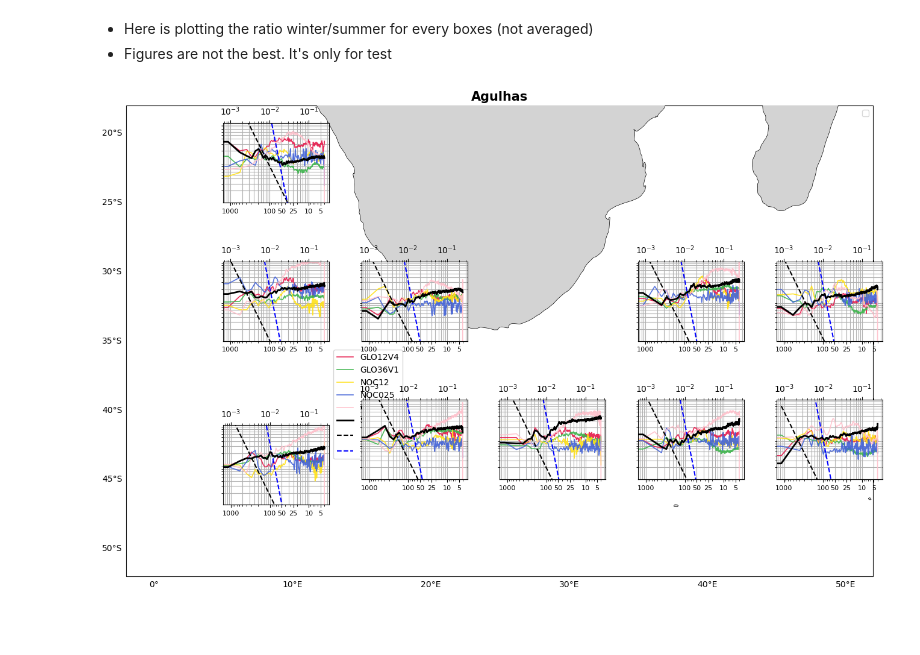
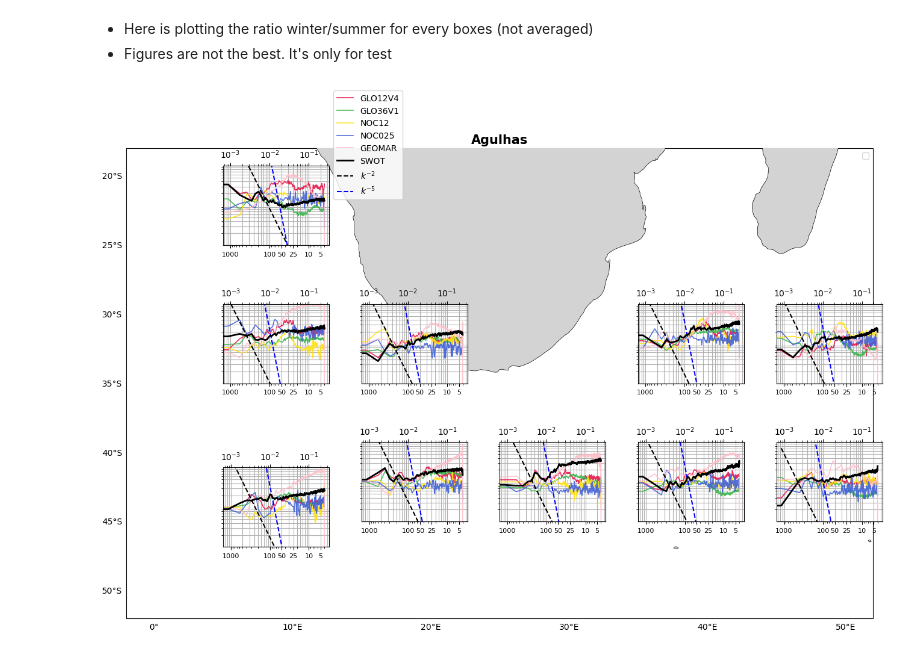
Before and after one commit to contreras-m/SWOT_OMIP-processing, a Jupyter notebook: Globalboxes/Examples/region_plot_spectr_noonl_AG.ipynb, the cells around one changed output. Cells and saved outputs as stored; diff of their text form; code cells hidden in the pictures; blank space fills up the shorter version.

```diff
--- a/Globalboxes/Examples/region_plot_spectr_noonl_AG.ipynb
+++ b/Globalboxes/Examples/region_plot_spectr_noonl_AG.ipynb
@@ -325,11 +339,11 @@ ax.set_ylim([1e-1,1e1])
 # %%
 # Colors plot
 
 region_boxes=region_boxesA
 cds=regcoordA
-fig=plot_boxspectrum(region_boxes, cds,selected,'Agulhas', box_legend=0)
+fig=plot_boxspectrum(region_boxes, cds,selected,'Agulhas', box_legend=9)
 # %% [output]
-[figure, old version]
+[figure, new version]
 # %%
 # DEFINE REGION!
 region_boxes=region_boxesK
```
Also changed, not shown: parts of 6 cells of this notebook.
